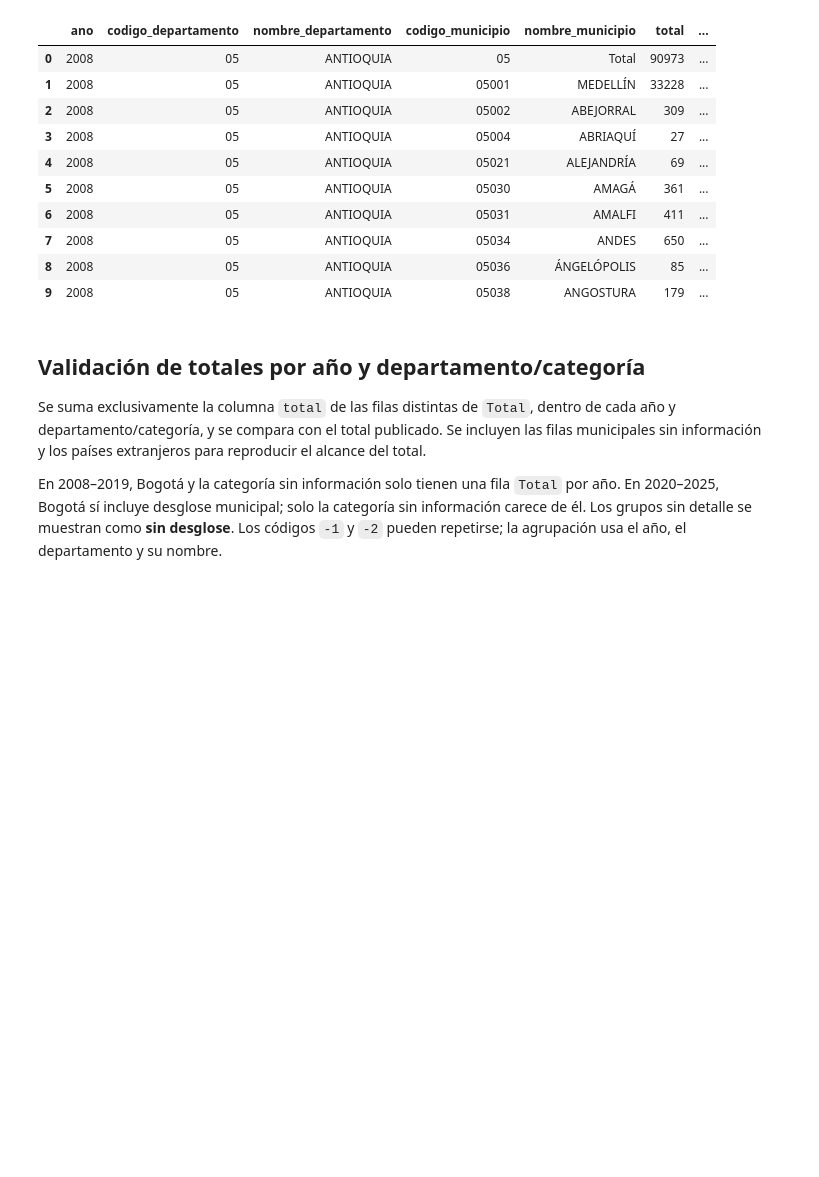
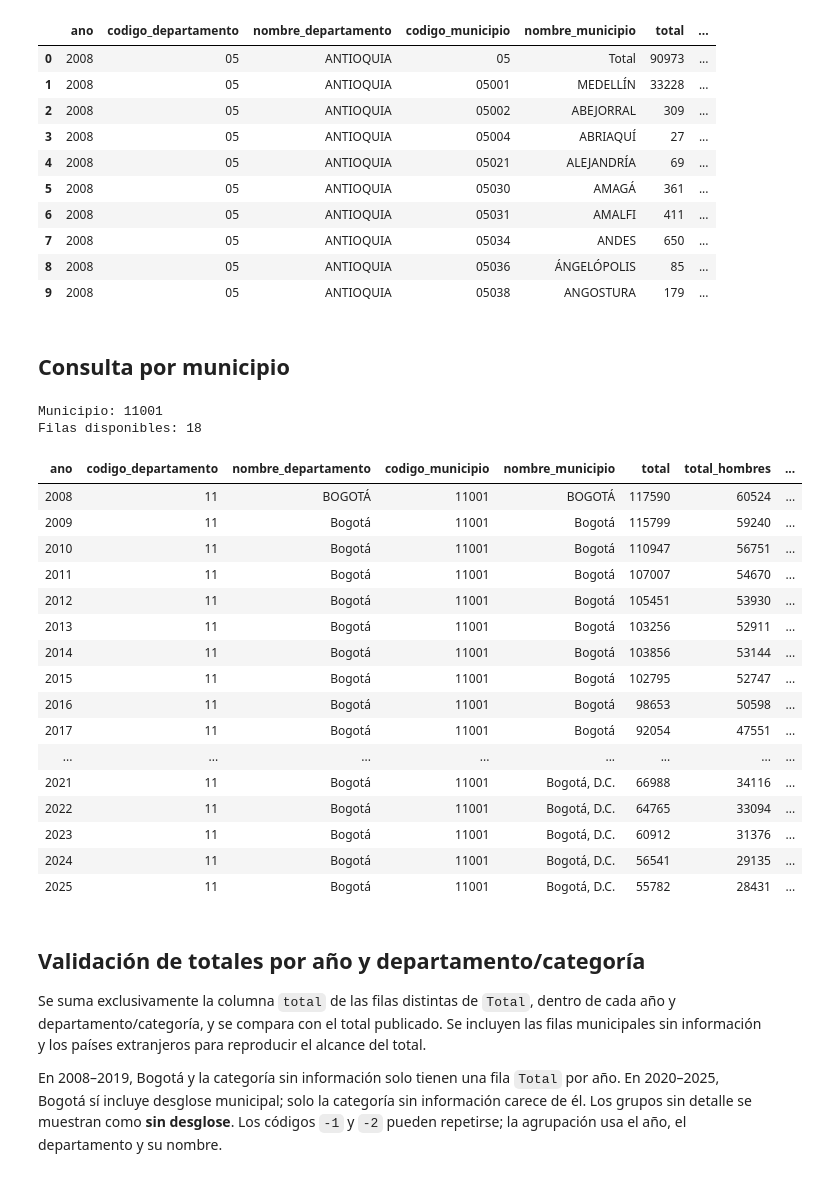
Before and after one commit to thesis-varicella-colombia/data-processing, a Jupyter notebook: notebooks/births_dane_explore.ipynb, the cells around one changed output. Saved outputs shown, nothing was run; the diff lists cells and outputs as text; code cells hidden in the pictures; blank space fills up the shorter version.

```diff
--- a/notebooks/births_dane_explore.ipynb
+++ b/notebooks/births_dane_explore.ipynb
@@ -105,6 +107,44 @@ with pd.option_context("display.max_columns", None, "display.max_colwidth", 80):
 | 7 | 2008 | 05 | ANTIOQUIA | 05034 | ANDES | 650 | ... |
 | 8 | 2008 | 05 | ANTIOQUIA | 05036 | ÁNGELÓPOLIS | 85 | ... |
 | 9 | 2008 | 05 | ANTIOQUIA | 05038 | ANGOSTURA | 179 | ... |
+# %% [markdown]
+## Consulta por municipio
+# %%
+# Cambiar este código para consultar otro municipio (conservar cinco dígitos).
+codigo_municipio_consulta = "11001"
+
+births_municipio = births.loc[
+    births["codigo_municipio"].eq(codigo_municipio_consulta)
+].sort_values(["ano", "codigo_municipio"])
+
+print(f"Municipio: {codigo_municipio_consulta}")
+print(f"Filas disponibles: {len(births_municipio):,}")
+# La tabla contiene todas las filas seleccionadas del municipio y permite desplazarse.
+display(HTML(
+    '<div style="max-height:480px;overflow:auto">'
+    + births_municipio.to_html(index=False, escape=True, na_rep="—")
+    + '</div>'
+))
+# %% [output]
+Municipio: 11001
+Filas disponibles: 18
+| ano | codigo_departamento | nombre_departamento | codigo_municipio | nombre_municipio | total | total_hombres | ... |
+| 2008 | 11 | BOGOTÁ | 11001 | BOGOTÁ | 117590 | 60524 | ... |
+| 2009 | 11 | Bogotá | 11001 | Bogotá | 115799 | 59240 | ... |
+| 2010 | 11 | Bogotá | 11001 | Bogotá | 110947 | 56751 | ... |
+| 2011 | 11 | Bogotá | 11001 | Bogotá | 107007 | 54670 | ... |
+| 2012 | 11 | Bogotá | 11001 | Bogotá | 105451 | 53930 | ... |
+| 2013 | 11 | Bogotá | 11001 | Bogotá | 103256 | 52911 | ... |
+| 2014 | 11 | Bogotá | 11001 | Bogotá | 103856 | 53144 | ... |
+| 2015 | 11 | Bogotá | 11001 | Bogotá | 102795 | 52747 | ... |
+| 2016 | 11 | Bogotá | 11001 | Bogotá | 98653 | 50598 | ... |
+| 2017 | 11 | Bogotá | 11001 | Bogotá | 92054 | 47551 | ... |
+| ... | ... | ... | ... | ... | ... | ... | ... |
+| 2021 | 11 | Bogotá | 11001 | Bogotá, D.C. | 66988 | 34116 | ... |
+| 2022 | 11 | Bogotá | 11001 | Bogotá, D.C. | 64765 | 33094 | ... |
+| 2023 | 11 | Bogotá | 11001 | Bogotá, D.C. | 60912 | 31376 | ... |
+| 2024 | 11 | Bogotá | 11001 | Bogotá, D.C. | 56541 | 29135 | ... |
+| 2025 | 11 | Bogotá | 11001 | Bogotá, D.C. | 55782 | 28431 | ... |
 # %% [markdown]
 ## Validación de totales por año y departamento/categoría
 
```
Also changed, not shown: parts of 5 cells of this notebook, 13 other files.
